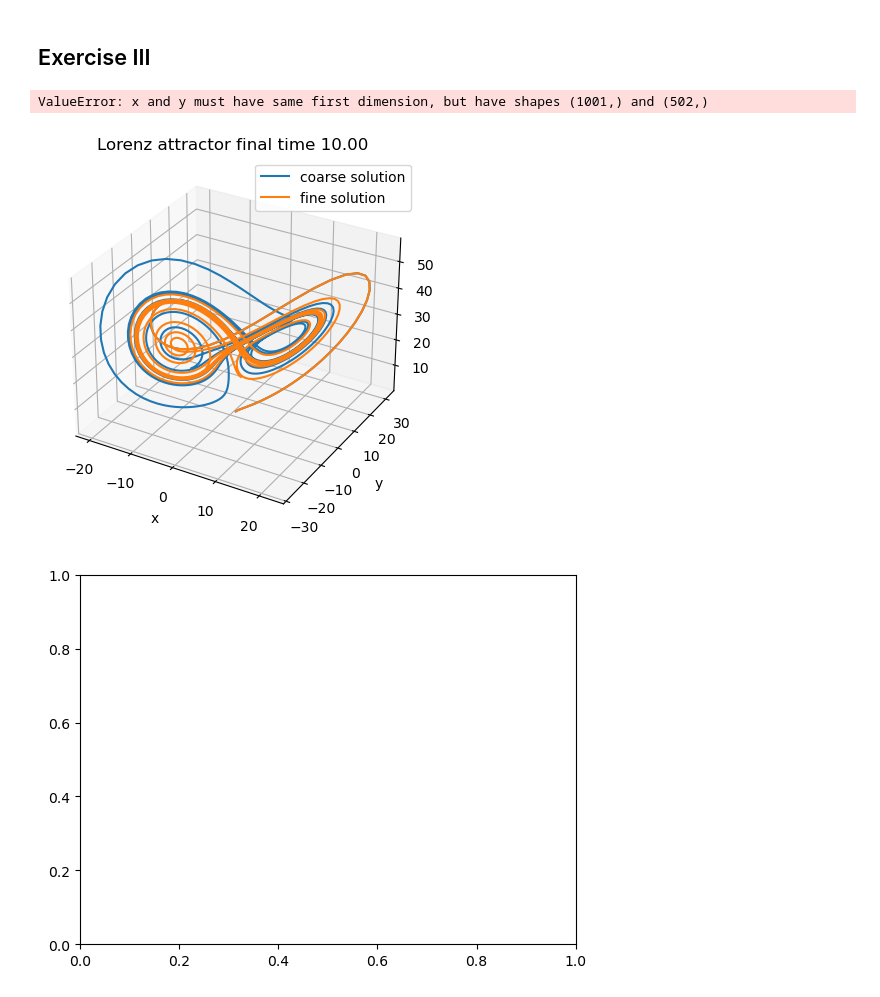
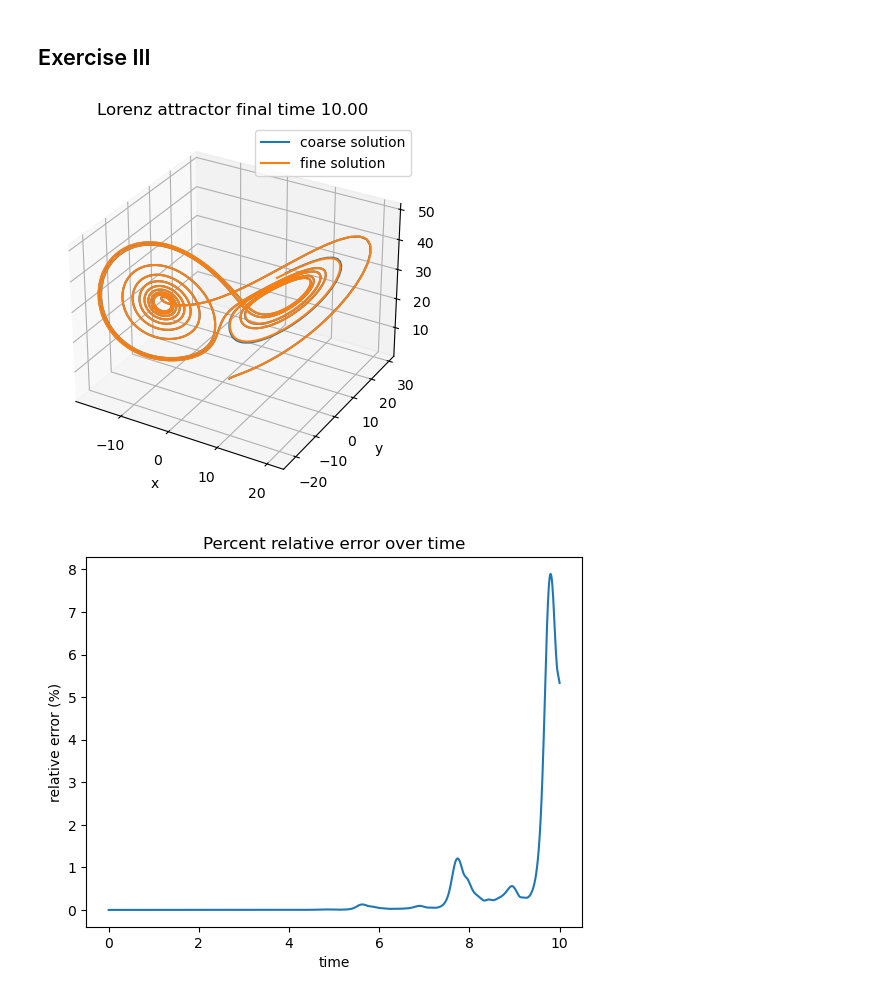
Before and after one commit to JoyChang10/Code, a Jupyter notebook: PDE_summer_school/lab_1_exercises.ipynb, the cells around one changed output. Saved outputs shown, nothing was run; the diff lists cells and outputs as text; code cells hidden in the pictures.

Commit message:
fixed errors

```diff
--- a/PDE_summer_school/lab_1_exercises.ipynb
+++ b/PDE_summer_school/lab_1_exercises.ipynb
@@ -278,34 +278,33 @@ def test_Lorenz_attractor():
     u0 = np.array([1.0,1.0,1.0])
 
     def F(t,u):
         x = u[0]
         y = u[1]
         z = u[2]
         return np.array([sigma * (y - x), x * (rho - z), x * y - beta * z]) # done
 
     coarse_ts, coarse_us = solve_ERK(F=F, u0=u0, T=T, N=N, R=R, a=a, b=b, c=c)
-    fine_ts, fine_us = solve_ERK(F=F, u0=u0, T=T, N=N+2, R=R, a=a, b=b, c=c) # done
+    fine_ts, fine_us = solve_ERK(F=F, u0=u0, T=T, N=N*2, R=R, a=a, b=b, c=c) # done
 
     ax = plt.figure().add_subplot(projection='3d')
     ax.plot([u[0] for u in coarse_us],[u[1] for u in coarse_us], [u[2] for u in coarse_us], label='coarse solution')
     ax.plot([u[0] for u in fine_us],[u[1] for u in fine_us], [u[2] for u in fine_us], label='fine solution')
 
     ax.set_xlabel('x')
     ax.set_ylabel('y')
     ax.set_zlabel('z')
     ax.set_title("Lorenz attractor final time {:.2f}".format(fine_ts[-1]))
     plt.legend()
 
     errors = compute_percent_relative_error(coarse_us, fine_us)
     ax = plt.figure().add_subplot()
     plt.plot(coarse_ts, errors)
     plt.title("Percent relative error over time")
     plt.xlabel("time")
     plt.ylabel("relative error (%)")
 
 
 test_Lorenz_attractor()
 # %% [output]
-ValueError: x and y must have same first dimension, but have shapes (1001,) and (502,)
-[figure, old version]
+[figure, new version]
-[figure, old version]
+[figure, new version]
```
Also changed, not shown: parts of 1 cell of this notebook.
